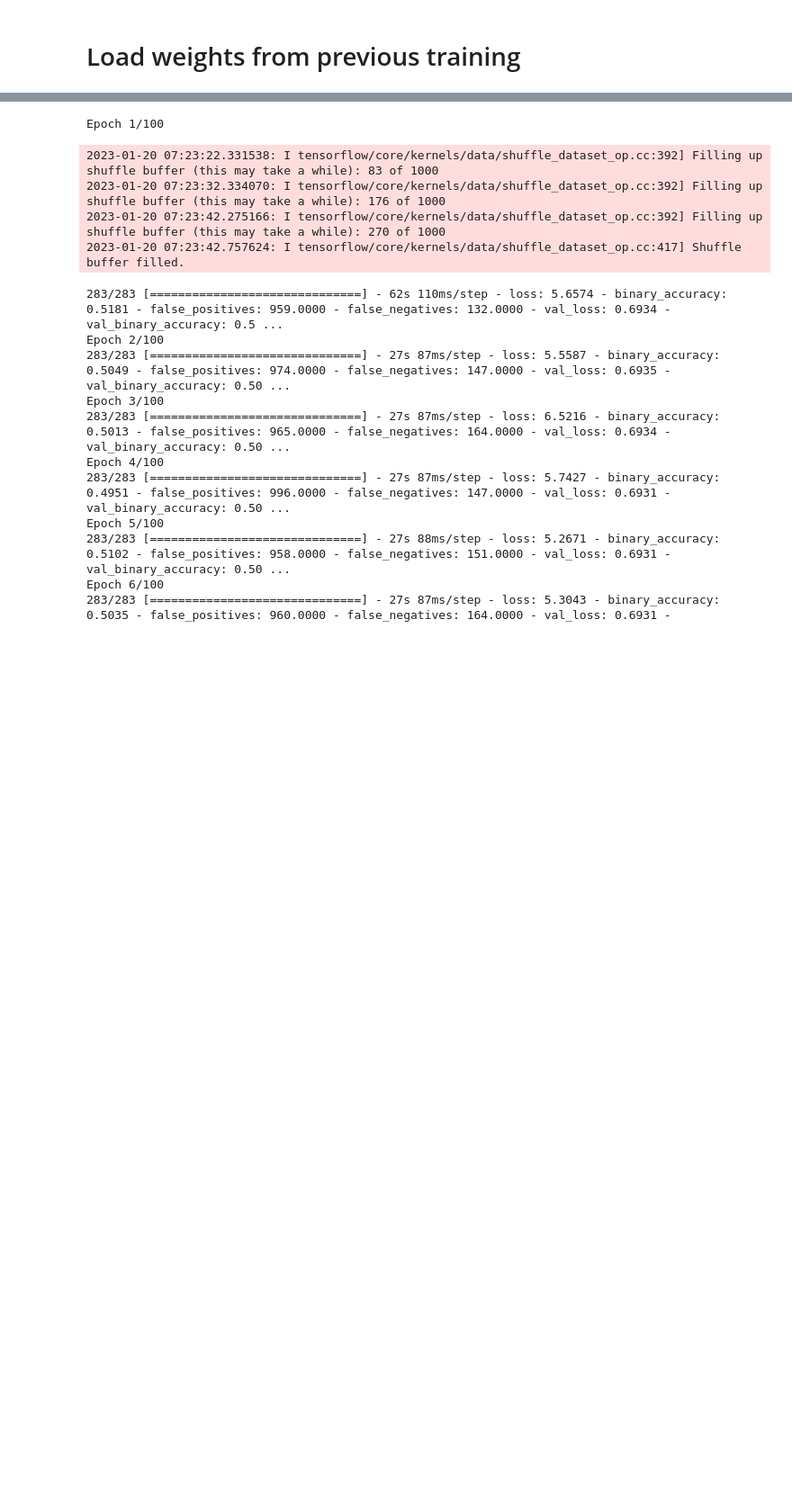
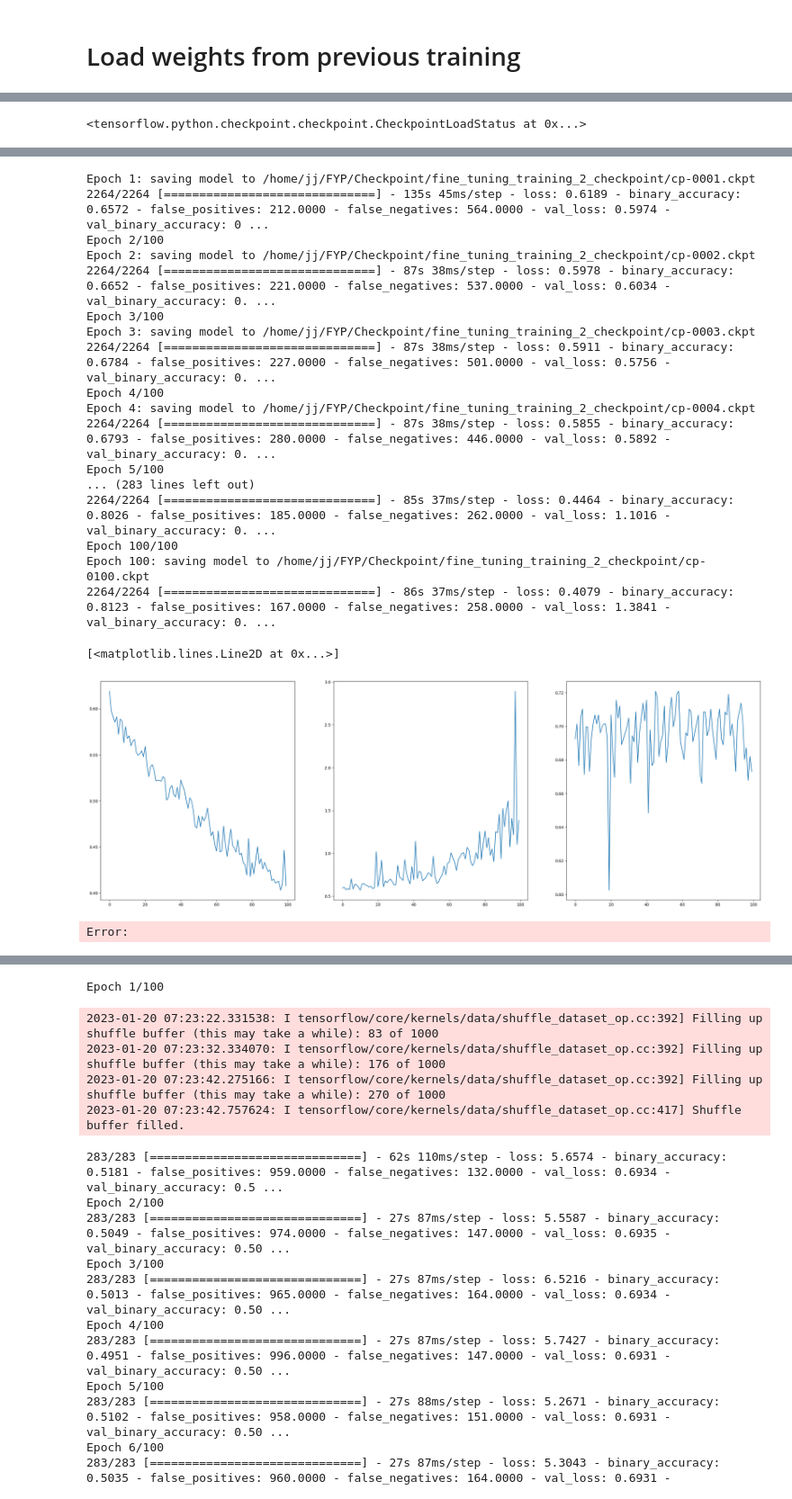
Before and after one commit to ChoyJJ/FYP_B, a Jupyter notebook: Pass_test/mini-DDSM_Inceptionv3_model.ipynb, the cells around one changed output, grey strips where cells are left out. Shown at 90% size. Saved outputs shown, nothing was run; the diff lists cells and outputs as text; code cells hidden in the pictures; blank space fills up the shorter version.

```diff
--- a/Pass_test/mini-DDSM_Inceptionv3_model.ipynb
+++ b/Pass_test/mini-DDSM_Inceptionv3_model.ipynb
@@ -255,0 +357,9 @@ WARNING:tensorflow:Using a while_loop for converting StatelessRandomUniformV2 ca
+# %%
+model.load_weights("/home/jj/FYP/Checkpoint/fine_tuning_training_checkpoint/cp-0049.ckpt")
+# model.load_weights("/home/jj/FYP/Checkpoint/full_model_training_checkpoint/cp-0020.ckpt")
+# train_ds.batch(2)
+# # val_ds.batch(2)
+# train_ds_aug = train_ds.prefetch(AUTOTUNE).shuffle(1000)
+# val_ds_aug = val_ds.prefetch(AUTOTUNE).shuffle(1000)
+# %% [output]
+<tensorflow.python.checkpoint.checkpoint.CheckpointLoadStatus at 0x...>
@@ -255,0 +376,17 @@ WARNING:tensorflow:Using a while_loop for converting StatelessRandomUniformV2 ca
+# %%
+total_epochs = 100
+history_init = model.fit(train_ds_aug
+                    ,epochs=total_epochs
+                    # ,initial_epoch=38
+                    ,validation_data=val_ds_aug
+                    ,callbacks = [cp_callback]
+                    )
+# model.save(save_dir + "inceptionv3")
+plt.figure(figsize=(30,10))
+plt.subplot(131)
+plt.plot(history_init.history['loss'])
+plt.subplot(132)
+plt.plot(history_init.history['val_loss'])
+plt.subplot(133)
+plt.plot(history_init.history['val_binary_accuracy'])
+# %% [output]
@@ -255,0 +421,20 @@ WARNING:tensorflow:Using a while_loop for converting StatelessRandomUniformV2 ca
+Epoch 1: saving model to /home/jj/FYP/Checkpoint/fine_tuning_training_2_checkpoint/cp-0001.ckpt
+2264/2264 [==============================] - 135s 45ms/step - loss: 0.6189 - binary_accuracy: 0.6572 - false_positives: 212.0000 - false_negatives: 564.0000 - val_loss: 0.5974 - val_binary_accuracy: 0 ...
+Epoch 2/100
+Epoch 2: saving model to /home/jj/FYP/Checkpoint/fine_tuning_training_2_checkpoint/cp-0002.ckpt
+2264/2264 [==============================] - 87s 38ms/step - loss: 0.5978 - binary_accuracy: 0.6652 - false_positives: 221.0000 - false_negatives: 537.0000 - val_loss: 0.6034 - val_binary_accuracy: 0. ...
+Epoch 3/100
+Epoch 3: saving model to /home/jj/FYP/Checkpoint/fine_tuning_training_2_checkpoint/cp-0003.ckpt
+2264/2264 [==============================] - 87s 38ms/step - loss: 0.5911 - binary_accuracy: 0.6784 - false_positives: 227.0000 - false_negatives: 501.0000 - val_loss: 0.5756 - val_binary_accuracy: 0. ...
+Epoch 4/100
+Epoch 4: saving model to /home/jj/FYP/Checkpoint/fine_tuning_training_2_checkpoint/cp-0004.ckpt
+2264/2264 [==============================] - 87s 38ms/step - loss: 0.5855 - binary_accuracy: 0.6793 - false_positives: 280.0000 - false_negatives: 446.0000 - val_loss: 0.5892 - val_binary_accuracy: 0. ...
+Epoch 5/100
+... (283 lines left out)
+2264/2264 [==============================] - 85s 37ms/step - loss: 0.4464 - binary_accuracy: 0.8026 - false_positives: 185.0000 - false_negatives: 262.0000 - val_loss: 1.1016 - val_binary_accuracy: 0. ...
+Epoch 100/100
+Epoch 100: saving model to /home/jj/FYP/Checkpoint/fine_tuning_training_2_checkpoint/cp-0100.ckpt
+2264/2264 [==============================] - 86s 37ms/step - loss: 0.4079 - binary_accuracy: 0.8123 - false_positives: 167.0000 - false_negatives: 258.0000 - val_loss: 1.3841 - val_binary_accuracy: 0. ...
+[<matplotlib.lines.Line2D at 0x...>]
+[figure, added]
+Error:
```
Also changed, not shown: parts of 17 cells of this notebook, 6 other files.
